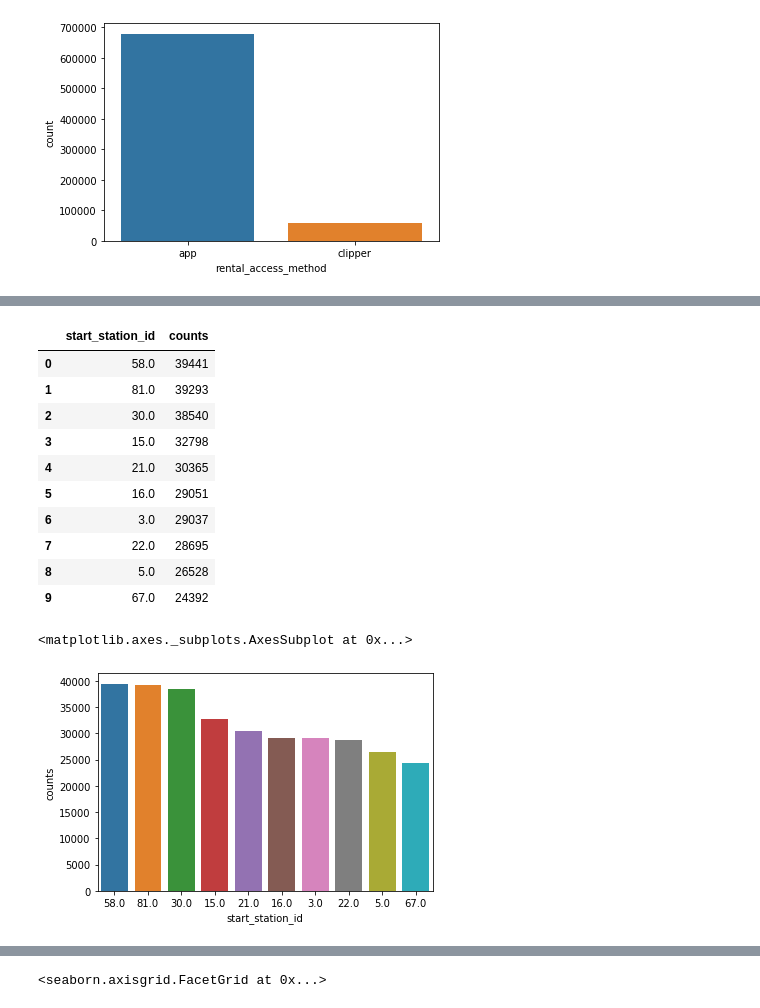
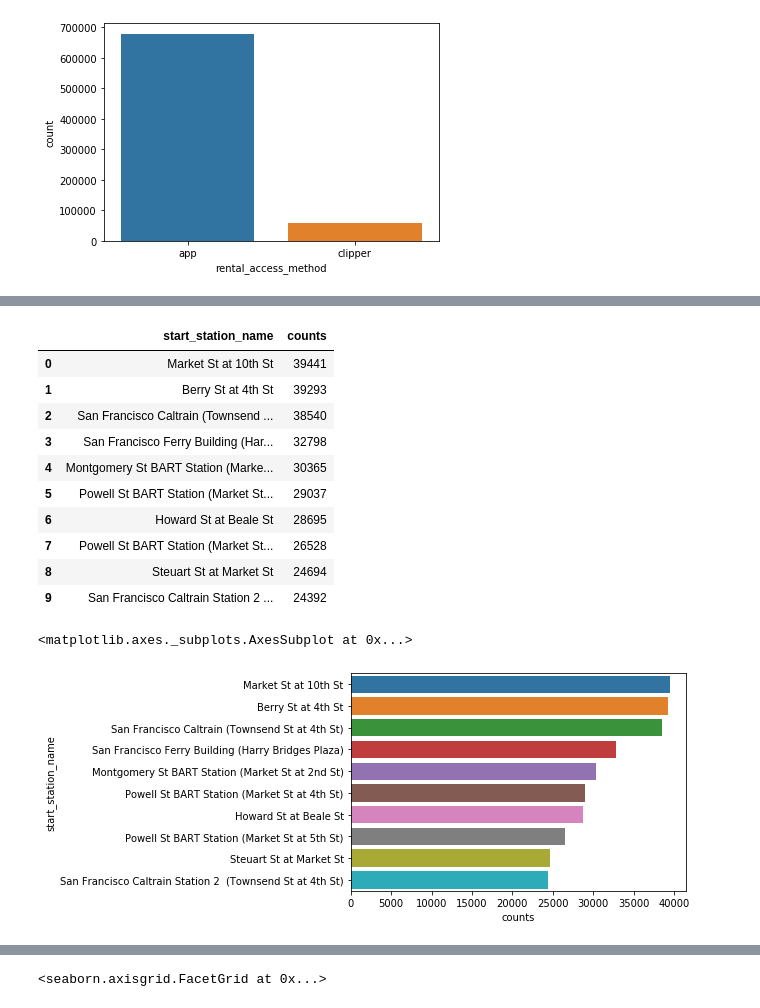
Before and after one commit to miniermatar/udacity_project_7_baywheels, a Jupyter notebook: exploration_template.ipynb, the cells around one changed output, grey strips where cells are left out. Cells and saved outputs as stored; diff of their text form; code cells hidden in the pictures.

Commit message:
feat: Updated Bivariate plots

```diff
--- a/exploration_template.ipynb
+++ b/exploration_template.ipynb
@@ -229,22 +277,22 @@ sns.countplot(data=df_clean,x='rental_access_method')
 # %%
-stations=df_clean['start_station_id'].value_counts().rename_axis('start_station_id').reset_index(name='counts')
+stations=df_clean['start_station_name'].value_counts().rename_axis('start_station_name').reset_index(name='counts')
 station_10=stations.head(10)
 station_10
 # %% [output]
-|  | start_station_id | counts |
-| 0 | 58.0 | 39441 |
-| 1 | 81.0 | 39293 |
-| 2 | 30.0 | 38540 |
-| 3 | 15.0 | 32798 |
-| 4 | 21.0 | 30365 |
-| 5 | 16.0 | 29051 |
-| 6 | 3.0 | 29037 |
-| 7 | 22.0 | 28695 |
-| 8 | 5.0 | 26528 |
-| 9 | 67.0 | 24392 |
+|  | start_station_name | counts |
+| 0 | Market St at 10th St | 39441 |
+| 1 | Berry St at 4th St | 39293 |
+| 2 | San Francisco Caltrain (Townsend ... | 38540 |
+| 3 | San Francisco Ferry Building (Har... | 32798 |
+| 4 | Montgomery St BART Station (Marke... | 30365 |
+| 5 | Powell St BART Station (Market St... | 29037 |
+| 6 | Howard St at Beale St | 28695 |
+| 7 | Powell St BART Station (Market St... | 26528 |
+| 8 | Steuart St at Market St | 24694 |
+| 9 | San Francisco Caltrain Station 2 ... | 24392 |
 # %%
-sns.barplot(data=station_10,x='start_station_id',y='counts', order=station_10.start_station_id)
+sns.barplot(data=station_10,y='start_station_name',x='counts', order=station_10.start_station_name)
 # %% [output]
 <matplotlib.axes._subplots.AxesSubplot at 0x...>
-[figure, old version]
+[figure, new version]
 # %%
```
Also changed, not shown: parts of 11 cells of this notebook.
